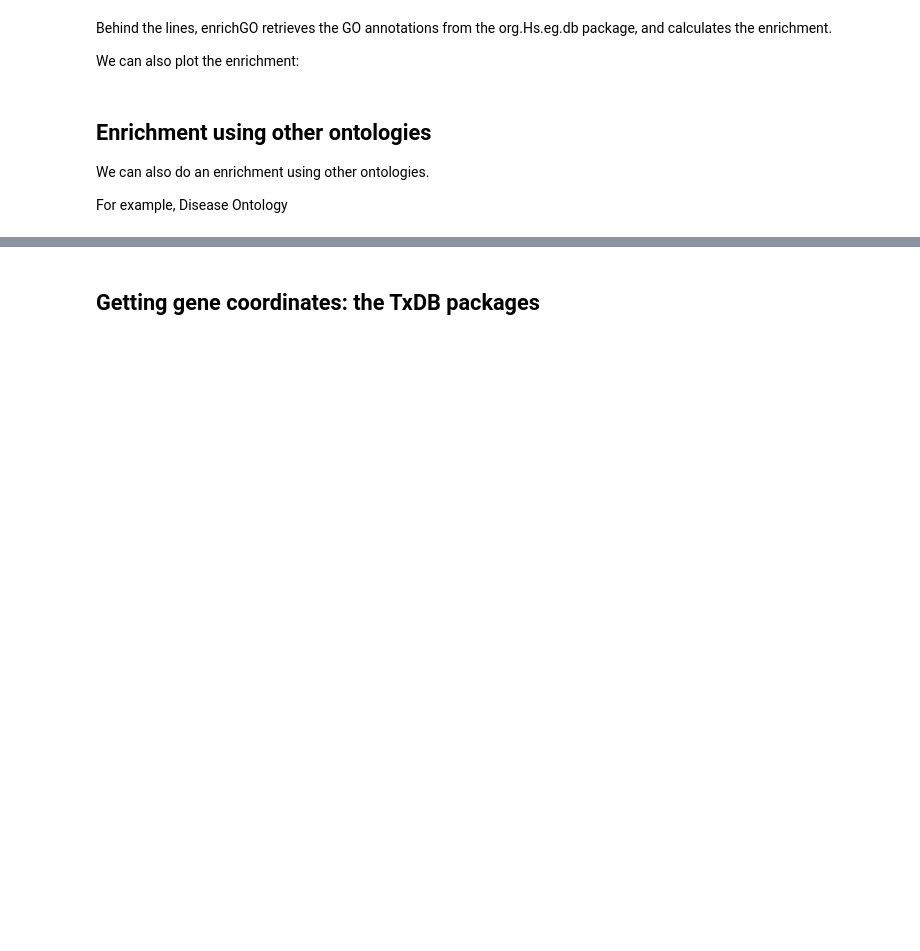
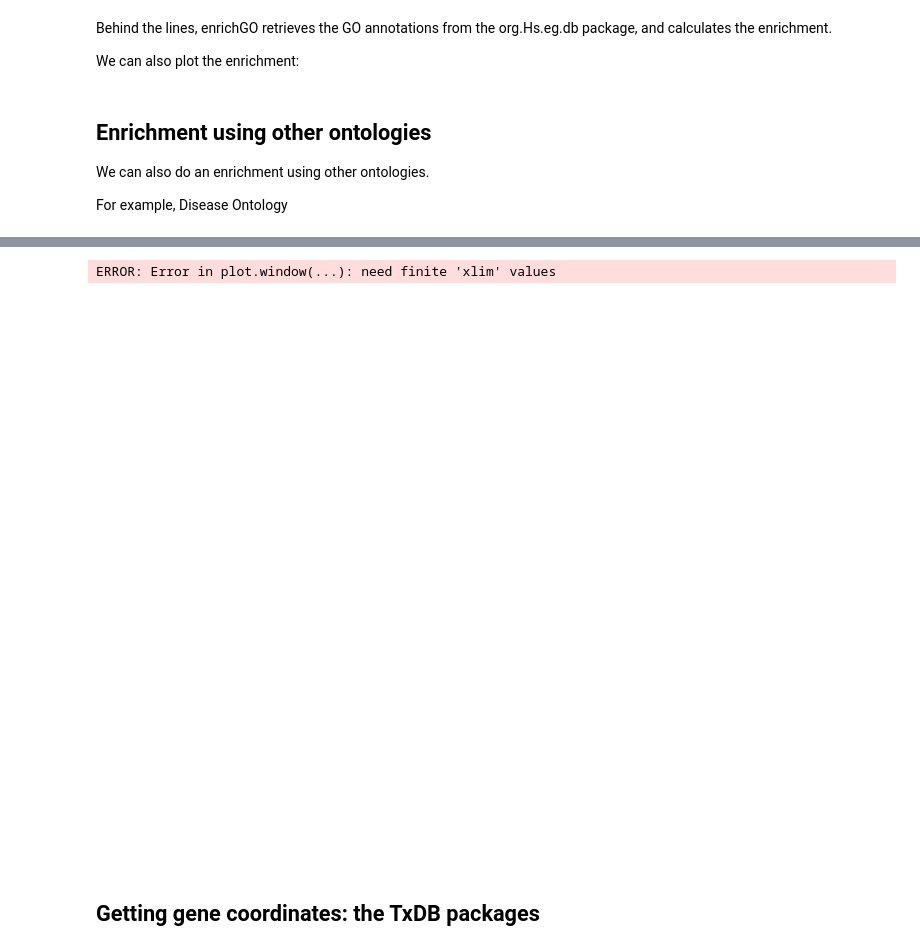
Before and after one commit to dalloliogm/belgrade_unix_intro, a Jupyter notebook: PEB Bioconductor workshop.ipynb, the cells around one changed output, grey strips where cells are left out. Drawn from its saved outputs; the diff is of its cells as text; code cells hidden in the pictures; blank space fills up the shorter version.

```diff
--- a/PEB Bioconductor workshop.ipynb
+++ b/PEB Bioconductor workshop.ipynb
@@ -190,0 +191,3 @@ head(summary(myenrich.do))
+# %%
+plot(summary(myenrich.do))
+# %% [output]
@@ -191,3 +204,5 @@ head(summary(myenrich.do))
+ERROR: Error in plot.window(...): need finite 'xlim' values
+[figure, added]
 # %% [markdown]
 
 ## Getting gene coordinates: the TxDB packages
```
Also changed, not shown: parts of 4 cells of this notebook.
